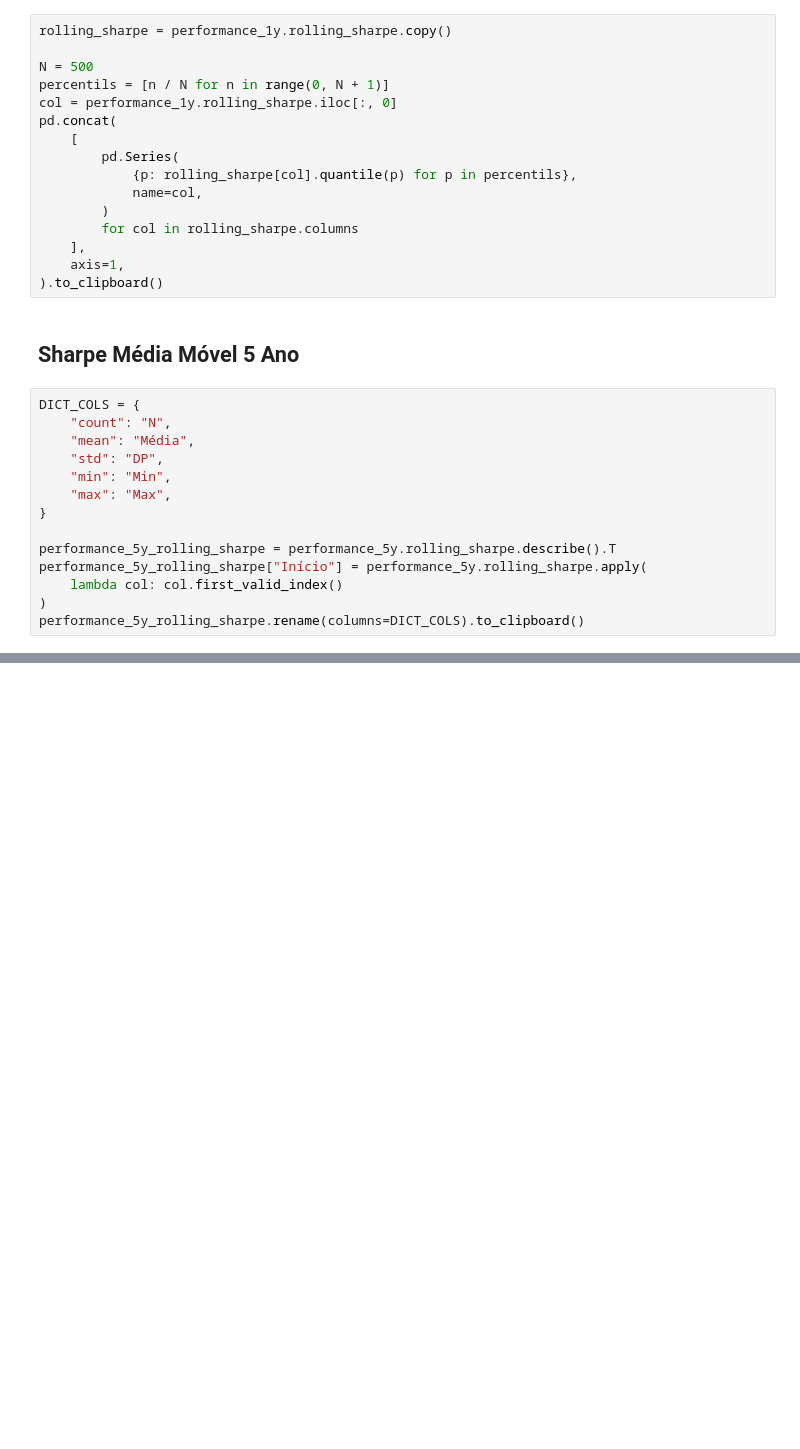
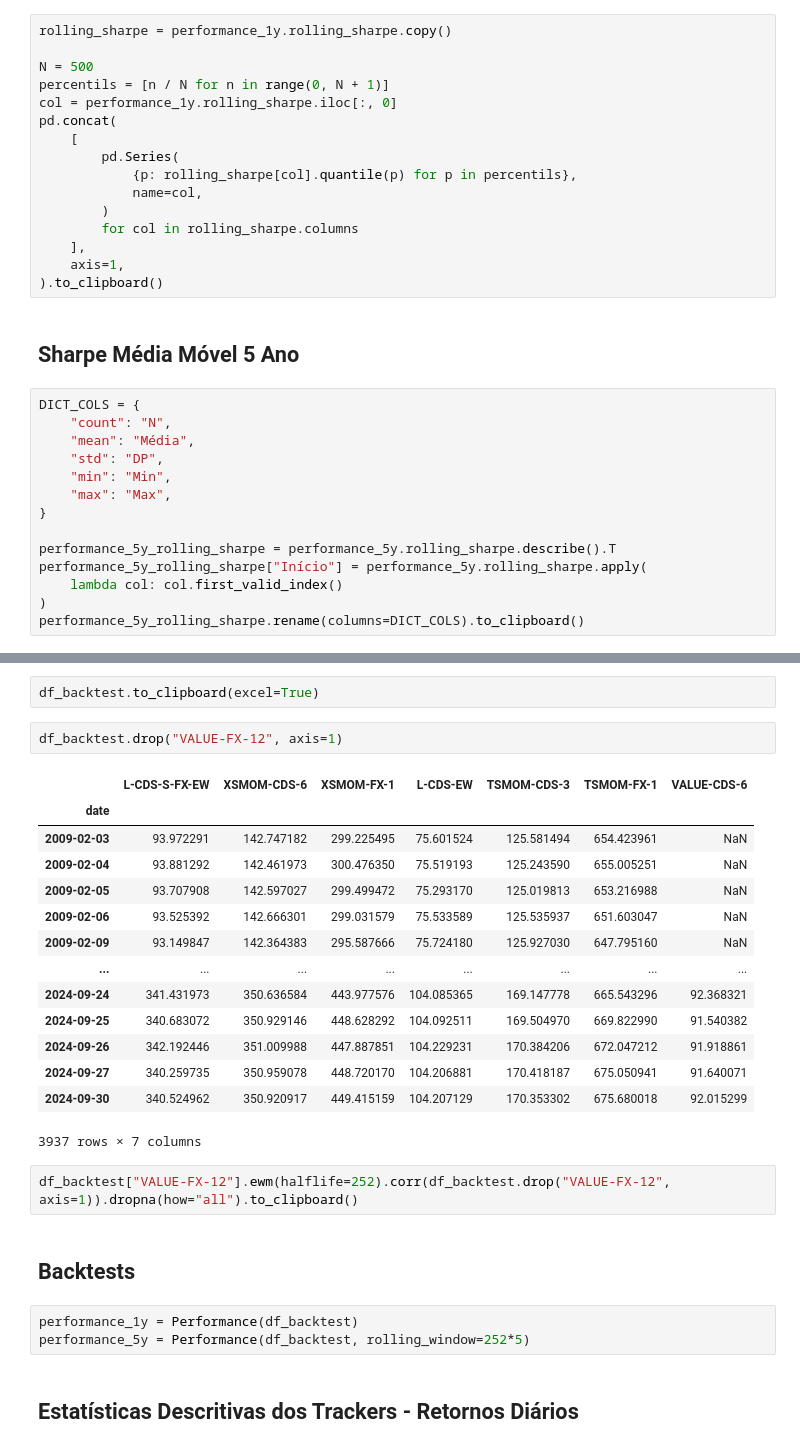
Before and after one commit to sambacode/asset_allocation, a Jupyter notebook: table_report.ipynb, the cells around one changed output, grey strips where cells are left out. Cells and saved outputs as stored; diff of their text form; blank space fills up the shorter version.

```diff
--- a/table_report.ipynb
+++ b/table_report.ipynb
@@ -568,0 +877,28 @@ performance_5y_rolling_sharpe.rename(columns=DICT_COLS).to_clipboard()
+# %%
+df_backtest.to_clipboard(excel=True)
+# %%
+df_backtest.drop("VALUE-FX-12", axis=1)
+# %% [output]
+|  | L-CDS-S-FX-EW | XSMOM-CDS-6 | XSMOM-FX-1 | L-CDS-EW | TSMOM-CDS-3 | TSMOM-FX-1 | VALUE-CDS-6 |
+| date |  |  |  |  |  |  |  |
+| 2009-02-03 | 93.972291 | 142.747182 | 299.225495 | 75.601524 | 125.581494 | 654.423961 | NaN |
+| 2009-02-04 | 93.881292 | 142.461973 | 300.476350 | 75.519193 | 125.243590 | 655.005251 | NaN |
+| 2009-02-05 | 93.707908 | 142.597027 | 299.499472 | 75.293170 | 125.019813 | 653.216988 | NaN |
+| 2009-02-06 | 93.525392 | 142.666301 | 299.031579 | 75.533589 | 125.535937 | 651.603047 | NaN |
+| 2009-02-09 | 93.149847 | 142.364383 | 295.587666 | 75.724180 | 125.927030 | 647.795160 | NaN |
+| ... | ... | ... | ... | ... | ... | ... | ... |
+| 2024-09-24 | 341.431973 | 350.636584 | 443.977576 | 104.085365 | 169.147778 | 665.543296 | 92.368321 |
+| 2024-09-25 | 340.683072 | 350.929146 | 448.628292 | 104.092511 | 169.504970 | 669.822990 | 91.540382 |
+| 2024-09-26 | 342.192446 | 351.009988 | 447.887851 | 104.229231 | 170.384206 | 672.047212 | 91.918861 |
+| 2024-09-27 | 340.259735 | 350.959078 | 448.720170 | 104.206881 | 170.418187 | 675.050941 | 91.640071 |
+| 2024-09-30 | 340.524962 | 350.920917 | 449.415159 | 104.207129 | 170.353302 | 675.680018 | 92.015299 |
+3937 rows × 7 columns
+# %%
+df_backtest["VALUE-FX-12"].ewm(halflife=252).corr(df_backtest.drop("VALUE-FX-12", axis=1)).dropna(how="all").to_clipboard()
+# %% [markdown]
+## Backtests
+# %%
+performance_1y = Performance(df_backtest)
+performance_5y = Performance(df_backtest, rolling_window=252*5)
+# %% [markdown]
+## Estatísticas Descritivas dos  Trackers - Retornos Diários
```
Also changed, not shown: parts of 42 cells of this notebook, 1 other file.
